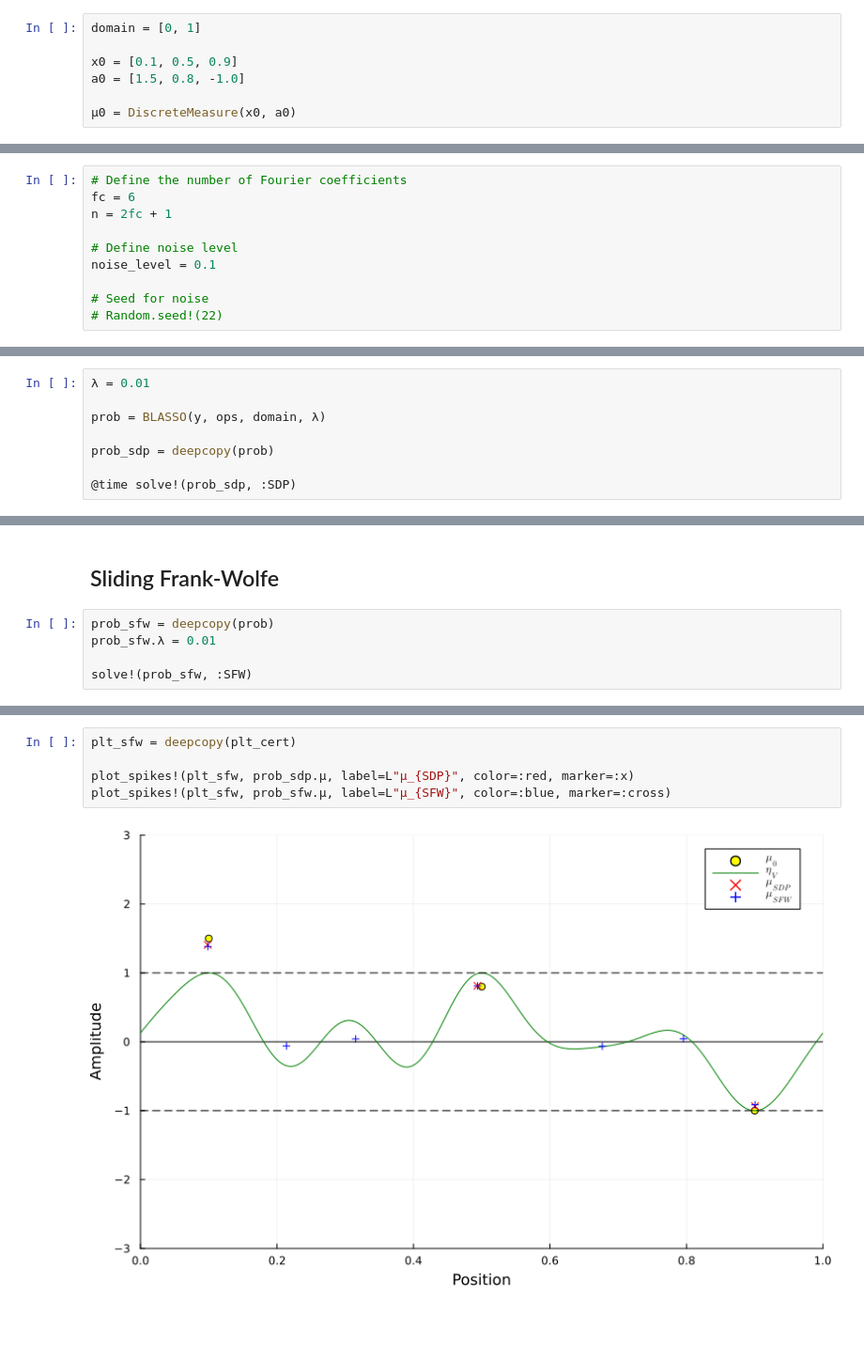
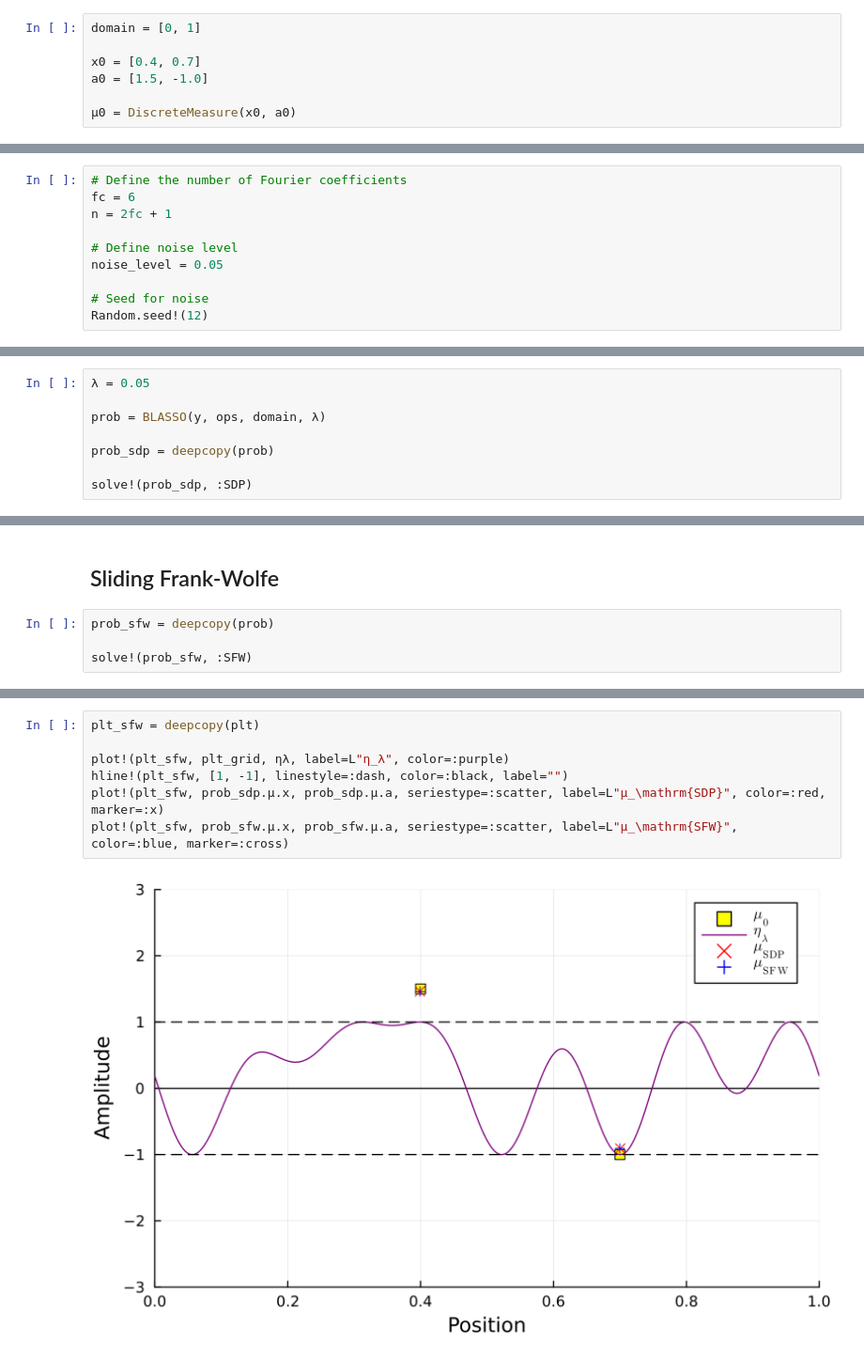
Before and after one commit to Lads-oxygen/SparseSpikes, a Jupyter notebook: examples/fourier_1D.ipynb, the cells around one changed output, grey strips where cells are left out. Shown at 94% size. Saved outputs shown, nothing was run; the diff lists cells and outputs as text; blank space fills up the shorter version.

```diff
--- a/examples/fourier_1D.ipynb
+++ b/examples/fourier_1D.ipynb
@@ -8,8 +8,8 @@ Define ground truth amplitudes and positions
 # %%
 domain = [0, 1]
 
-x0 = [0.1, 0.5, 0.9]
-a0 = [1.5, 0.8, -1.0]
+x0 = [0.4, 0.7]
+a0 = [1.5, -1.0]
 
 μ0 = DiscreteMeasure(x0, a0)
 # %% [output]
@@ -20,8 +20,8 @@ fc = 6
 n = 2fc + 1
 
 # Define noise level
-noise_level = 0.1
+noise_level = 0.05
 
 # Seed for noise
-# Random.seed!(22)
+Random.seed!(12)
 # %% [output]
@@ -69,13 +69,13 @@ hline!(plt_cert, [1, -1], linestyle=:dash, color=:black, label="")
 # %% [markdown]
 ## SDP
 # %%
-λ = 0.01
+λ = 0.05
 
 prob = BLASSO(y, ops, domain, λ)
 
 prob_sdp = deepcopy(prob)
 
-@time solve!(prob_sdp, :SDP)
+solve!(prob_sdp, :SDP)
 # %% [output]
 Problem
   Name                   :
@@ -108,7 +109,6 @@ plot_spikes!(plt_sdp, prob_sdp.μ, label=L"μ_0", color=:red, marker=:x)
 ## Sliding Frank-Wolfe
 # %%
 prob_sfw = deepcopy(prob)
-prob_sfw.λ = 0.01
 
 solve!(prob_sfw, :SFW)
 # %% [output]
@@ -116,7 +116,9 @@ BLASSO{ComplexF64}(ComplexF64[0.10624099980865864 - 0.45653532774094485im, -0.35
 # %%
-plt_sfw = deepcopy(plt_cert)
+plt_sfw = deepcopy(plt)
 
-plot_spikes!(plt_sfw, prob_sdp.μ, label=L"μ_{SDP}", color=:red, marker=:x)
-plot_spikes!(plt_sfw, prob_sfw.μ, label=L"μ_{SFW}", color=:blue, marker=:cross)
+plot!(plt_sfw, plt_grid, ηλ, label=L"η_λ", color=:purple)
+hline!(plt_sfw, [1, -1], linestyle=:dash, color=:black, label="")
+plot!(plt_sfw, prob_sdp.μ.x, prob_sdp.μ.a, seriestype=:scatter, label=L"μ_\mathrm{SDP}", color=:red, marker=:x)
+plot!(plt_sfw, prob_sfw.μ.x, prob_sfw.μ.a, seriestype=:scatter, label=L"μ_\mathrm{SFW}", color=:blue, marker=:cross)
 # %% [output]
-[figure, old version]
+[figure, new version]
```
Also changed, not shown: parts of 11 cells of this notebook, 29 other files.
